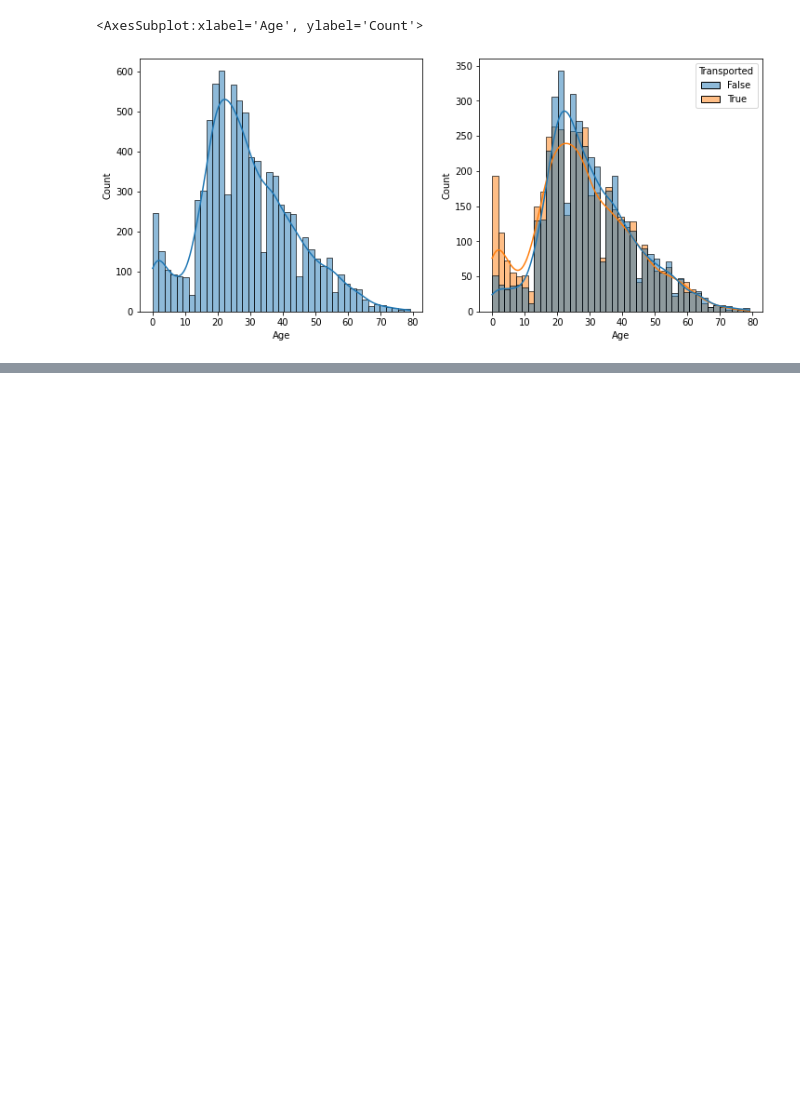
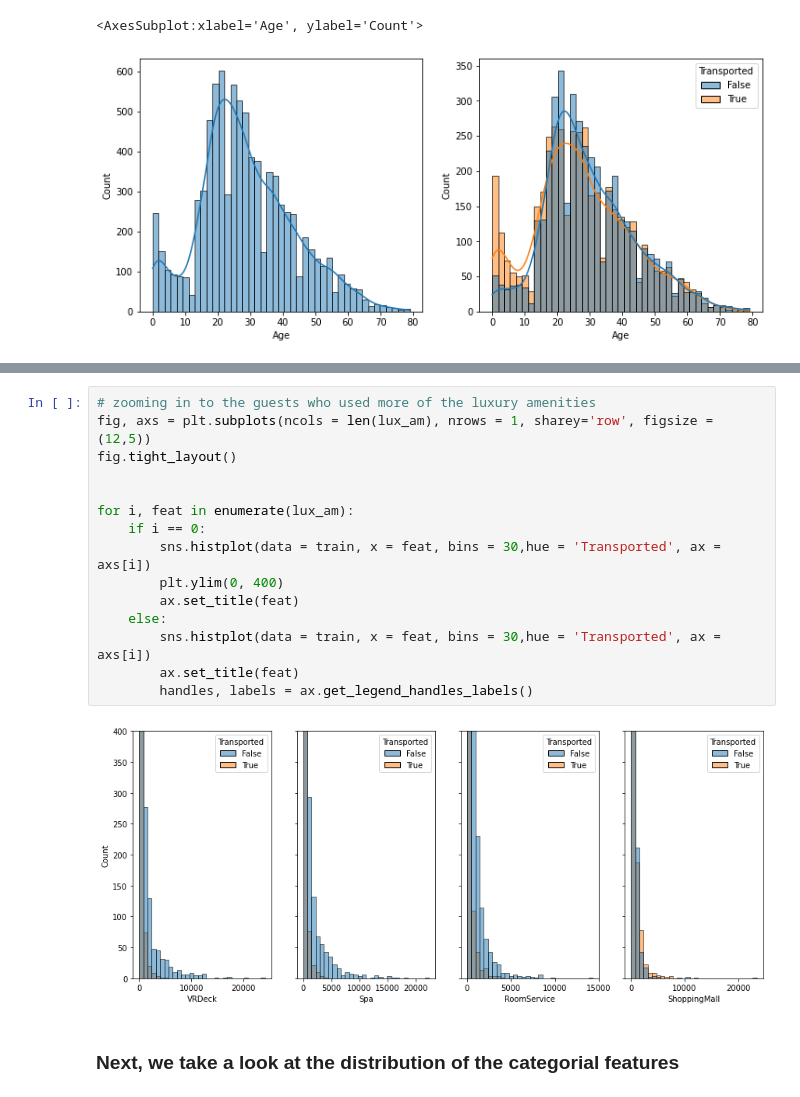
Before and after one commit to danielsaiger1/Data_Analytics, a Jupyter notebook: spaceship-titanic.ipynb, the cells around one changed output, grey strips where cells are left out. Drawn from its saved outputs; the diff is of its cells as text; blank space fills up the shorter version.

```diff
--- a/spaceship-titanic.ipynb
+++ b/spaceship-titanic.ipynb
@@ -190,0 +241,19 @@ sns.histplot(x = "Age", data = train, hue = "Transported", kde = True, ax = axs[
+# %%
+# zooming in to the guests who used more of the luxury amenities
+fig, axs = plt.subplots(ncols = len(lux_am), nrows = 1, sharey='row', figsize = (12,5))
+fig.tight_layout()
+
+
+for i, feat in enumerate(lux_am):
+    if i == 0:
+        sns.histplot(data = train, x = feat, bins = 30,hue = 'Transported', ax = axs[i])
+        plt.ylim(0, 400)
+        ax.set_title(feat)
+    else:
+        sns.histplot(data = train, x = feat, bins = 30,hue = 'Transported', ax = axs[i])
+        ax.set_title(feat)
+        handles, labels = ax.get_legend_handles_labels()
+# %% [output]
+[figure, added]
+# %% [markdown]
+### Next, we take a look at the distribution of the categorial features
```
Also changed, not shown: parts of 9 cells of this notebook.
